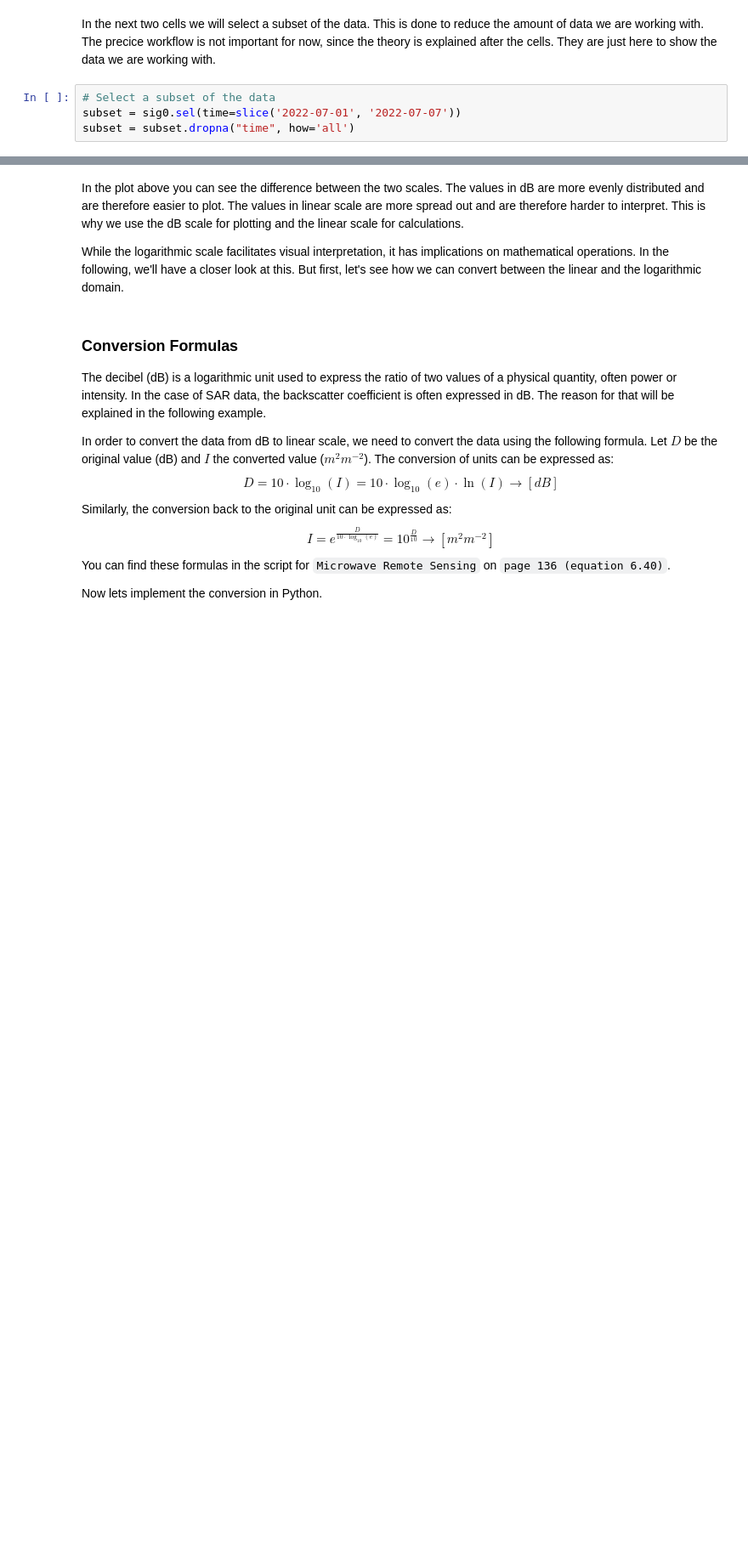
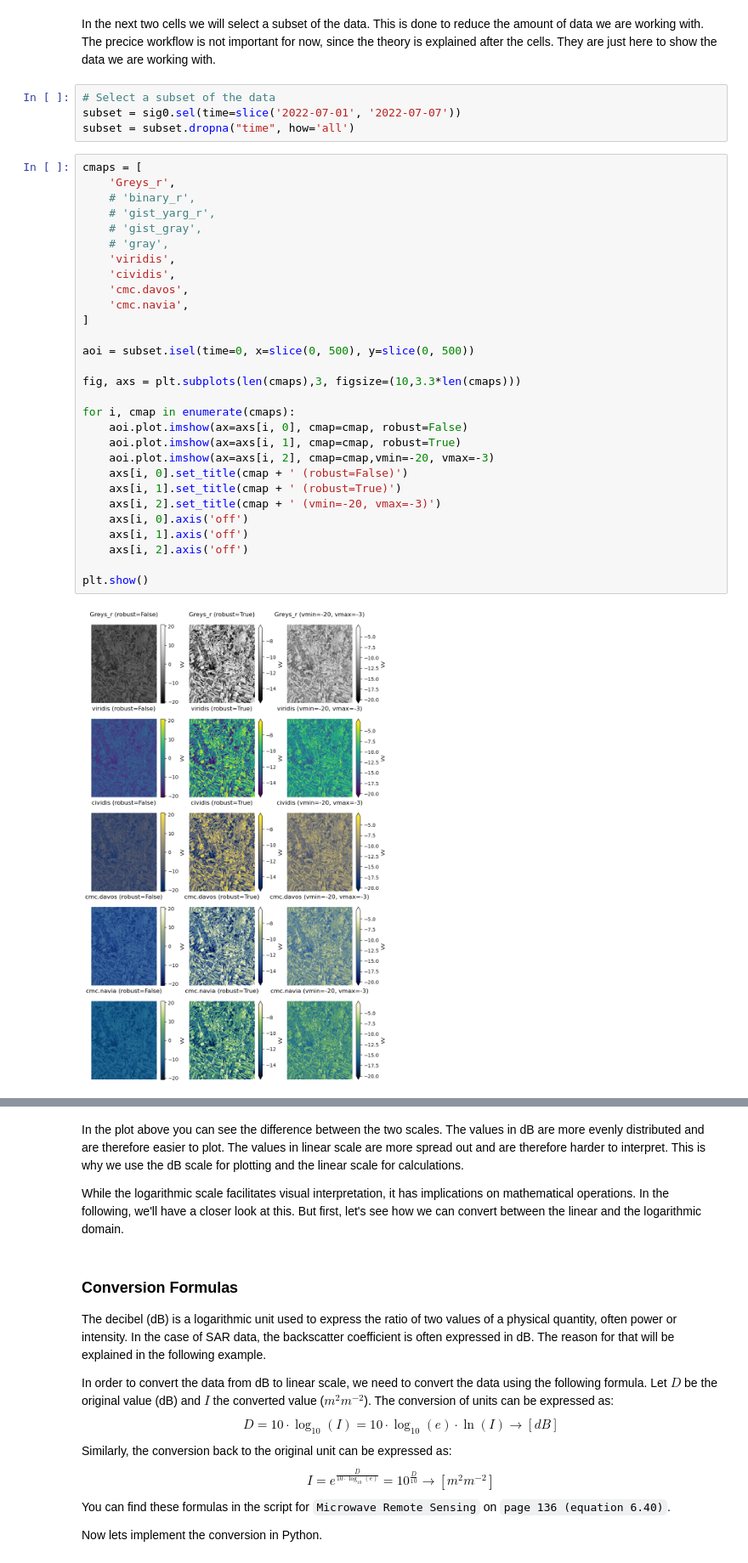
Before and after one commit to TUW-GEO/microwave-remote-sensing, a Jupyter notebook: unit_01/02_unit-conversions.ipynb, the cells around one changed output, grey strips where cells are left out. Shown at 85% size. Cells and saved outputs as stored; diff of their text form; blank space fills up the shorter version.

```diff
--- a/unit_01/02_unit-conversions.ipynb
+++ b/unit_01/02_unit-conversions.ipynb
@@ -96,6 +124,37 @@ In the next two cells we will select a subset of the data. This is done to reduc
 # Select a subset of the data
 subset = sig0.sel(time=slice('2022-07-01', '2022-07-07'))
 subset = subset.dropna("time", how='all')
+# %%
+cmaps = [
+    'Greys_r',
+    # 'binary_r',
+    # 'gist_yarg_r',
+    # 'gist_gray',
+    # 'gray',
+    'viridis',
+    'cividis',
+    'cmc.davos',
+    'cmc.navia',
+]
+
+aoi = subset.isel(time=0, x=slice(0, 500), y=slice(0, 500))
+
+fig, axs = plt.subplots(len(cmaps),3, figsize=(10,3.3*len(cmaps)))
+
+for i, cmap in enumerate(cmaps):
+    aoi.plot.imshow(ax=axs[i, 0], cmap=cmap, robust=False)
+    aoi.plot.imshow(ax=axs[i, 1], cmap=cmap, robust=True)
+    aoi.plot.imshow(ax=axs[i, 2], cmap=cmap,vmin=-20, vmax=-3)
+    axs[i, 0].set_title(cmap + ' (robust=False)')
+    axs[i, 1].set_title(cmap + ' (robust=True)')
+    axs[i, 2].set_title(cmap + ' (vmin=-20, vmax=-3)')
+    axs[i, 0].axis('off')
+    axs[i, 1].axis('off')
+    axs[i, 2].axis('off')
+
+plt.show()
+# %% [output]
+[figure, added]
 # %%
 # Plot the data
 aoi = subset.isel(time=0, x=slice(0, 500), y=slice(0, 500))
```
Also changed, not shown: parts of 9 cells of this notebook, 1 other file.
